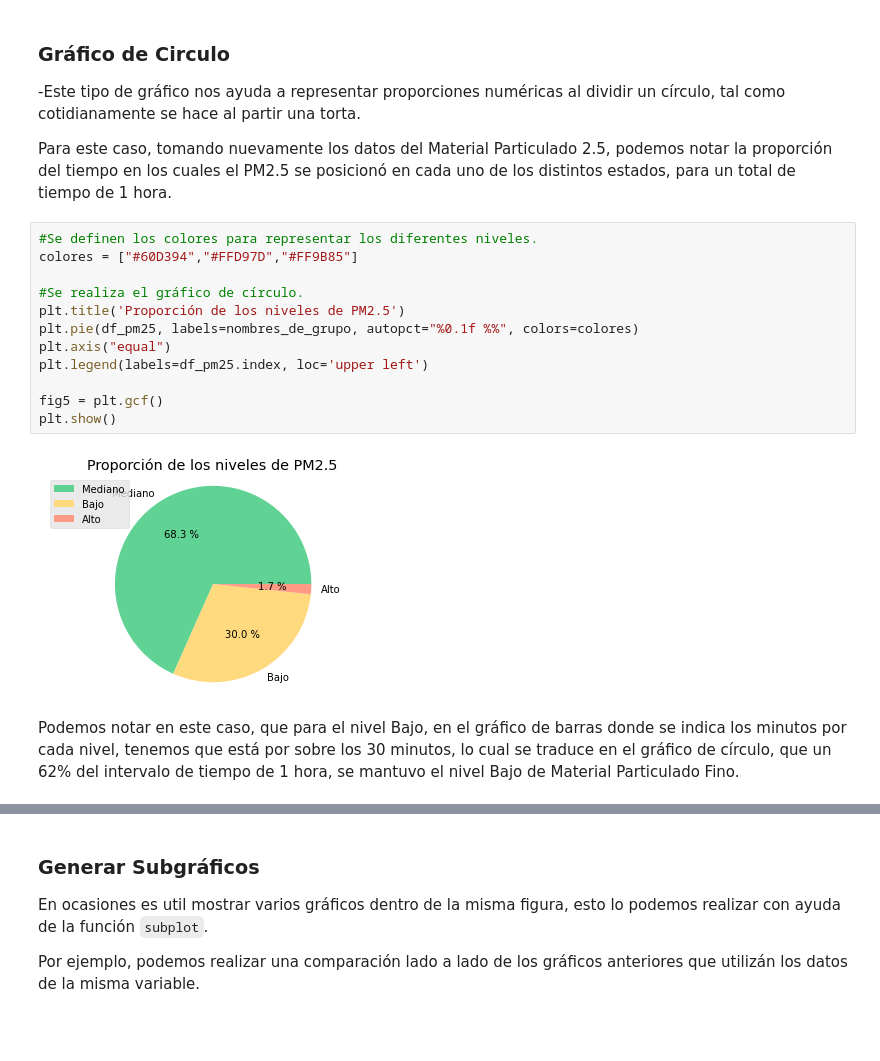
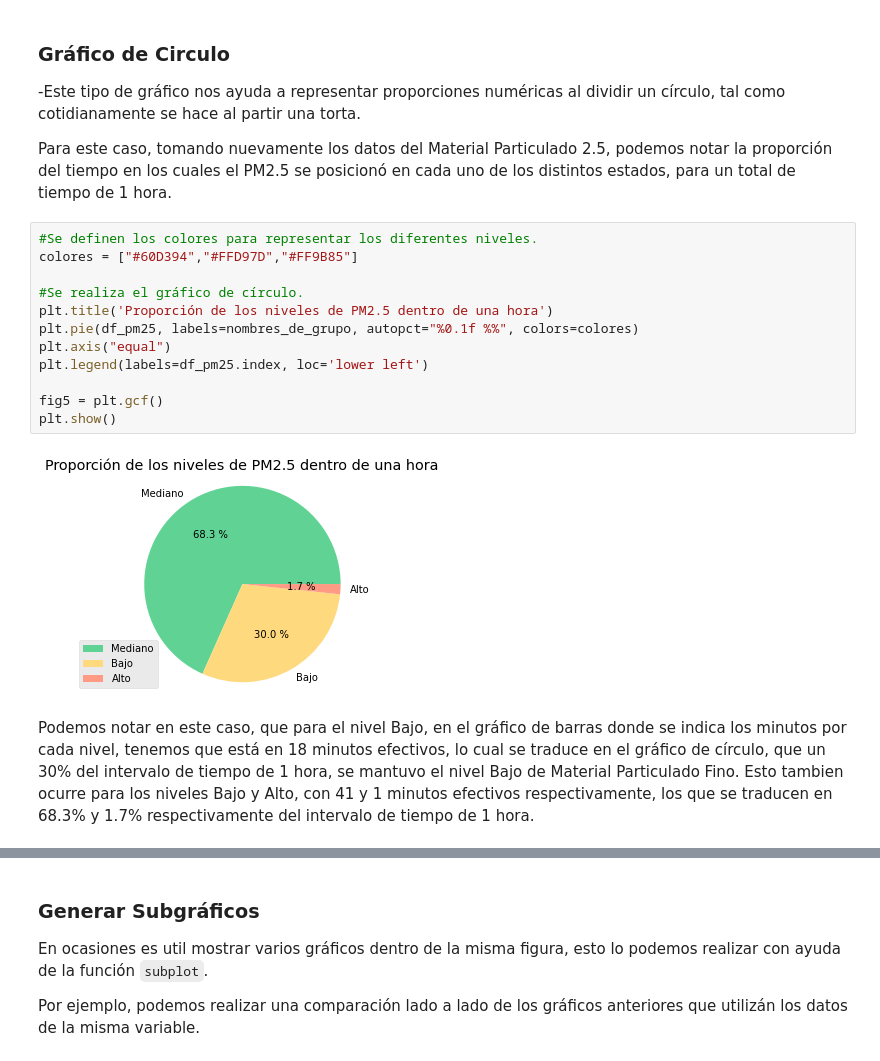
Before and after one commit to gaticavm9/Visualizacion-Datos-TPCD, a Jupyter notebook: main.ipynb, the cells around one changed output, grey strips where cells are left out. Drawn from its saved outputs; the diff is of its cells as text; blank space fills up the shorter version.

```diff
--- a/main.ipynb
+++ b/main.ipynb
@@ -282,16 +282,17 @@ Para este caso, tomando nuevamente los datos del Material Particulado 2.5, podem
 # %%
 #Se definen los colores para representar los diferentes niveles.
 colores = ["#60D394","#FFD97D","#FF9B85"]
 
 #Se realiza el gráfico de círculo.
-plt.title('Proporción de los niveles de PM2.5')
+plt.title('Proporción de los niveles de PM2.5 dentro de una hora')
 plt.pie(df_pm25, labels=nombres_de_grupo, autopct="%0.1f %%", colors=colores)
 plt.axis("equal")
-plt.legend(labels=df_pm25.index, loc='upper left')
+plt.legend(labels=df_pm25.index, loc='lower left')
 
 fig5 = plt.gcf()
 plt.show()
 # %% [output]
-[figure, old version]
+[figure, new version]
 # %% [markdown]
-Podemos notar en este caso, que para el nivel Bajo, en el gráfico de barras donde se indica los minutos por cada nivel, tenemos que está por sobre los 30 minutos, lo cual se traduce en el gráfico de círculo, que un 62% del intervalo de tiempo de 1 hora, se mantuvo el nivel Bajo de Material Particulado Fino.
+Podemos notar en este caso, que para el nivel Bajo, en el gráfico de barras donde se indica los minutos por cada nivel, tenemos que está en 18 minutos efectivos, lo cual se traduce en el gráfico de círculo, que un 30% del intervalo de tiempo de 1 hora, se mantuvo el nivel Bajo de Material Particulado Fino.
+Esto tambien ocurre para los niveles Bajo y Alto, con 41 y 1 minutos efectivos respectivamente, los que se traducen en 68.3% y 1.7% respectivamente del intervalo de tiempo de 1 hora.
```
Also changed, not shown: parts of 6 cells of this notebook, 7 other files.
